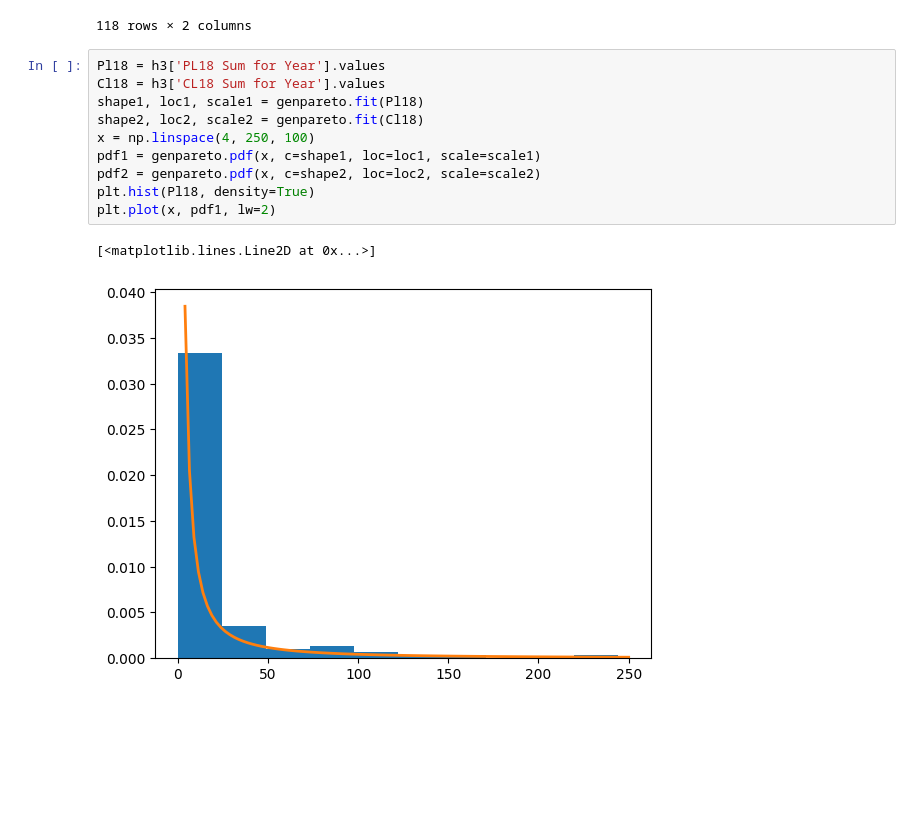
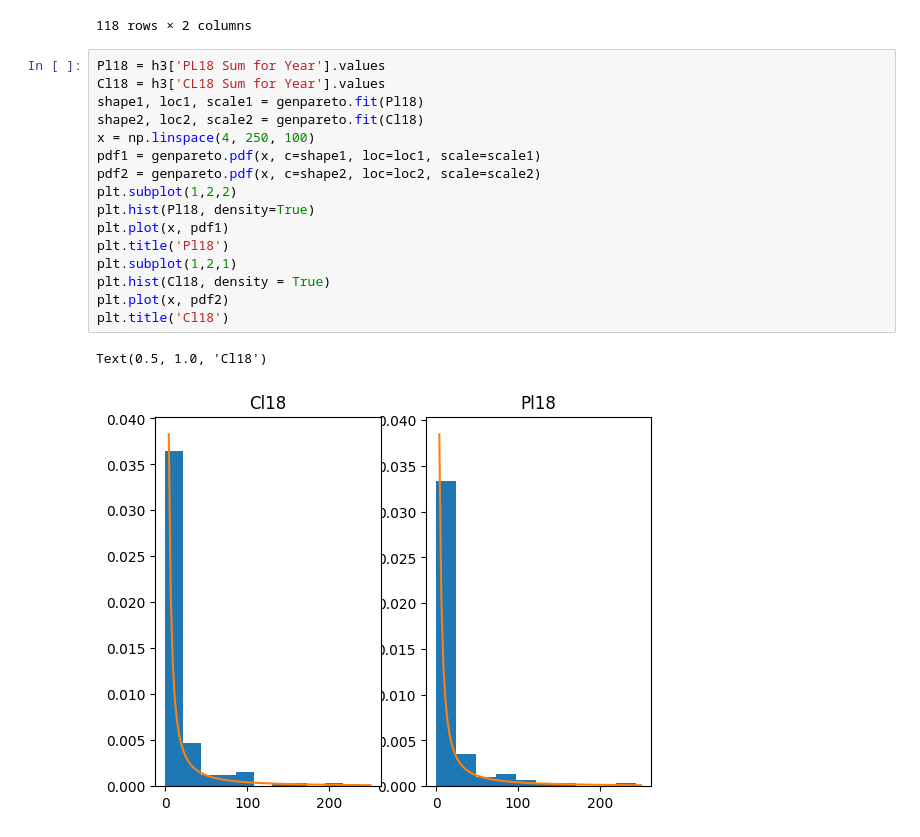
Before and after one commit to jtdocter27/Engineering-Probability---Statistics, a Jupyter notebook: R_project.ipynb, the cells around one changed output. Saved outputs shown, nothing was run; the diff lists cells and outputs as text; blank space fills up the shorter version.

Commit message:
graphs done

```diff
--- a/R_project.ipynb
+++ b/R_project.ipynb
@@ -774,13 +774,19 @@ h3
 # %%
 Pl18 = h3['PL18 Sum for Year'].values
 Cl18 = h3['CL18 Sum for Year'].values
 shape1, loc1, scale1 = genpareto.fit(Pl18)
 shape2, loc2, scale2 = genpareto.fit(Cl18)
 x = np.linspace(4, 250, 100)
 pdf1 = genpareto.pdf(x, c=shape1, loc=loc1, scale=scale1)
 pdf2 = genpareto.pdf(x, c=shape2, loc=loc2, scale=scale2)
+plt.subplot(1,2,2)
 plt.hist(Pl18, density=True)
-plt.plot(x, pdf1, lw=2)
+plt.plot(x, pdf1)
+plt.title('Pl18')
+plt.subplot(1,2,1)
+plt.hist(Cl18, density = True)
+plt.plot(x, pdf2)
+plt.title('Cl18')
 # %% [output]
-[<matplotlib.lines.Line2D at 0x...>]
+Text(0.5, 1.0, 'Cl18')
-[figure, old version]
+[figure, new version]
```
